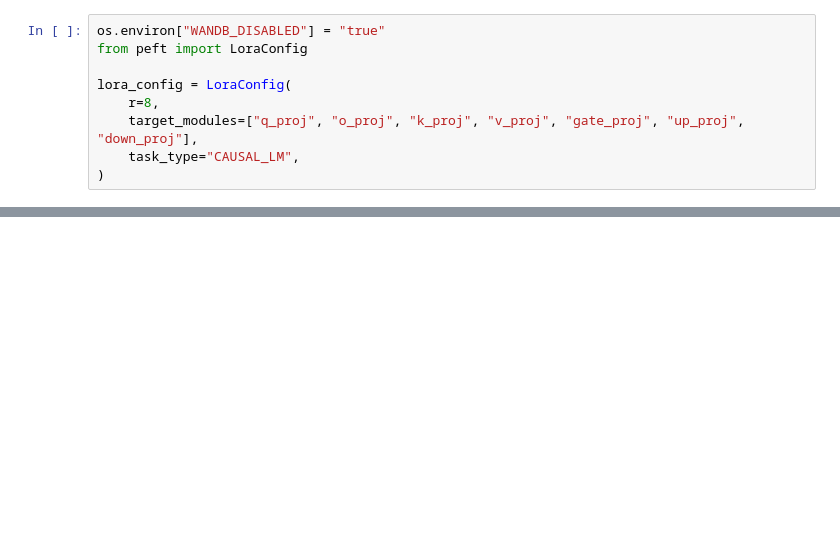
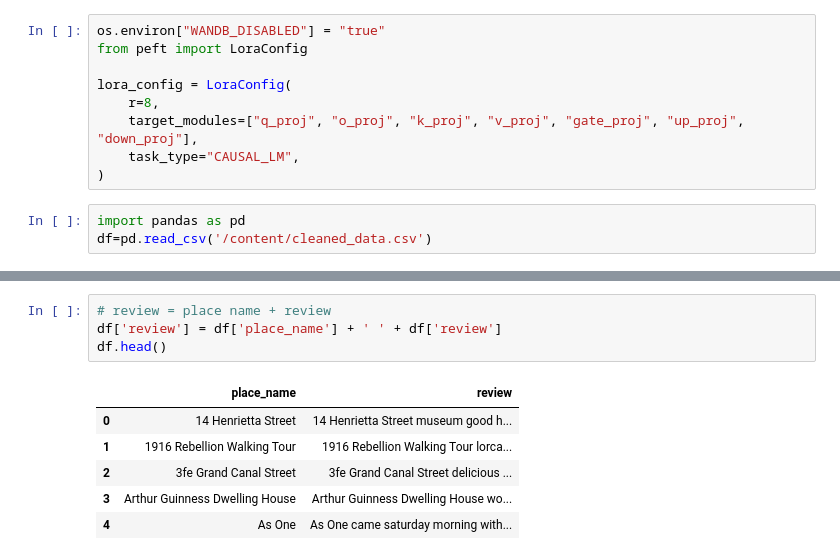
Before and after one commit to tinkvu/ConversationalRecommenderSystemForMaps, a Jupyter notebook: Notebooks/Dublin_Tourist_+_.ipynb, the cells around one changed output, grey strips where cells are left out. Saved outputs shown, nothing was run; the diff lists cells and outputs as text; blank space fills up the shorter version.

```diff
--- a/Notebooks/Dublin_Tourist_+_.ipynb
+++ b/Notebooks/Dublin_Tourist_+_.ipynb
@@ -176,3 +392,6 @@ lora_config = LoraConfig(
     target_modules=["q_proj", "o_proj", "k_proj", "v_proj", "gate_proj", "up_proj", "down_proj"],
     task_type="CAUSAL_LM",
 )
+# %%
+import pandas as pd
+df=pd.read_csv('/content/cleaned_data.csv')
@@ -178,0 +407,11 @@ lora_config = LoraConfig(
+# %%
+# review = place name + review
+df['review'] = df['place_name'] + ' ' + df['review']
+df.head()
+# %% [output]
+|  | place_name | review |
+| 0 | 14 Henrietta Street | 14 Henrietta Street museum good h... |
+| 1 | 1916 Rebellion Walking Tour | 1916 Rebellion Walking Tour lorca... |
+| 2 | 3fe Grand Canal Street | 3fe Grand Canal Street delicious ... |
+| 3 | Arthur Guinness Dwelling House | Arthur Guinness Dwelling House wo... |
+| 4 | As One | As One came saturday morning with... |
```
Also changed, not shown: parts of 12 cells of this notebook.
